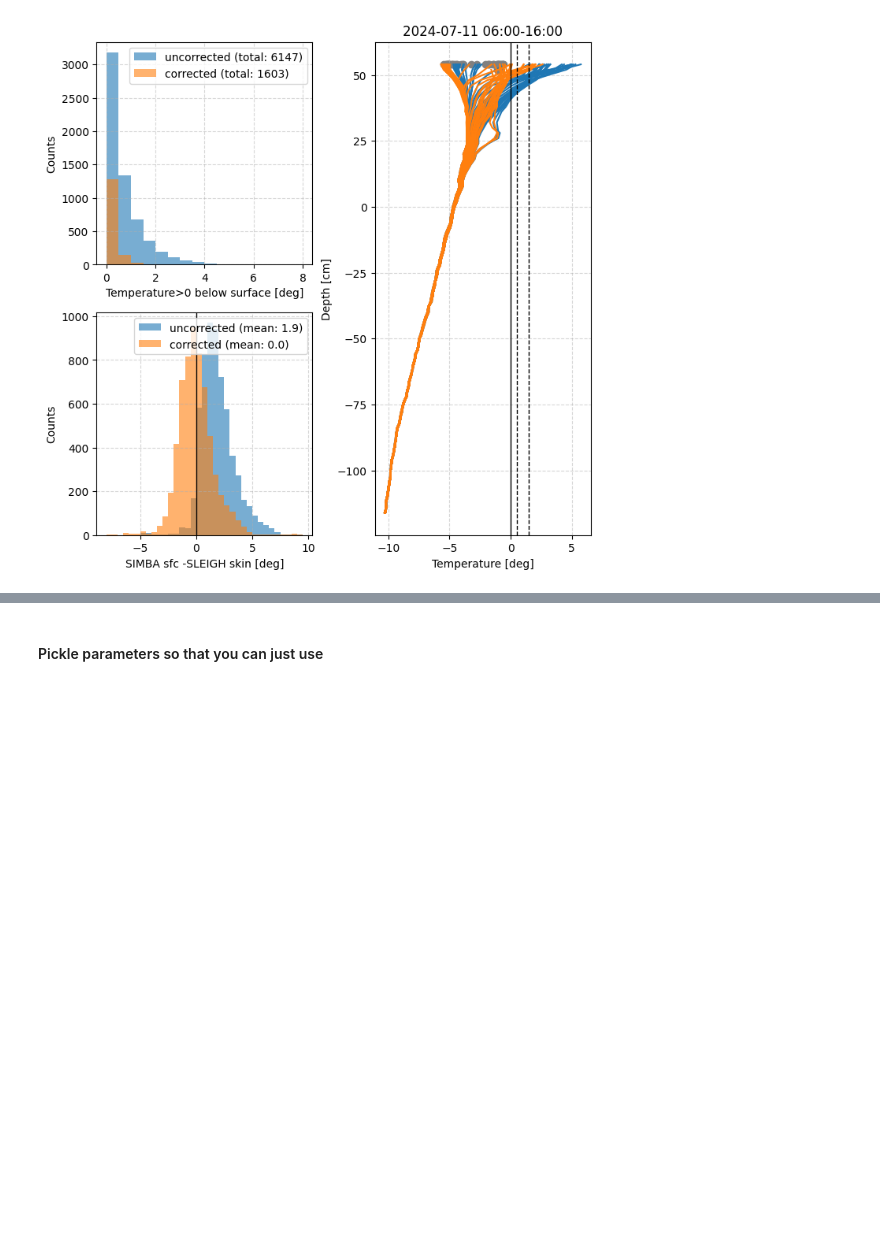
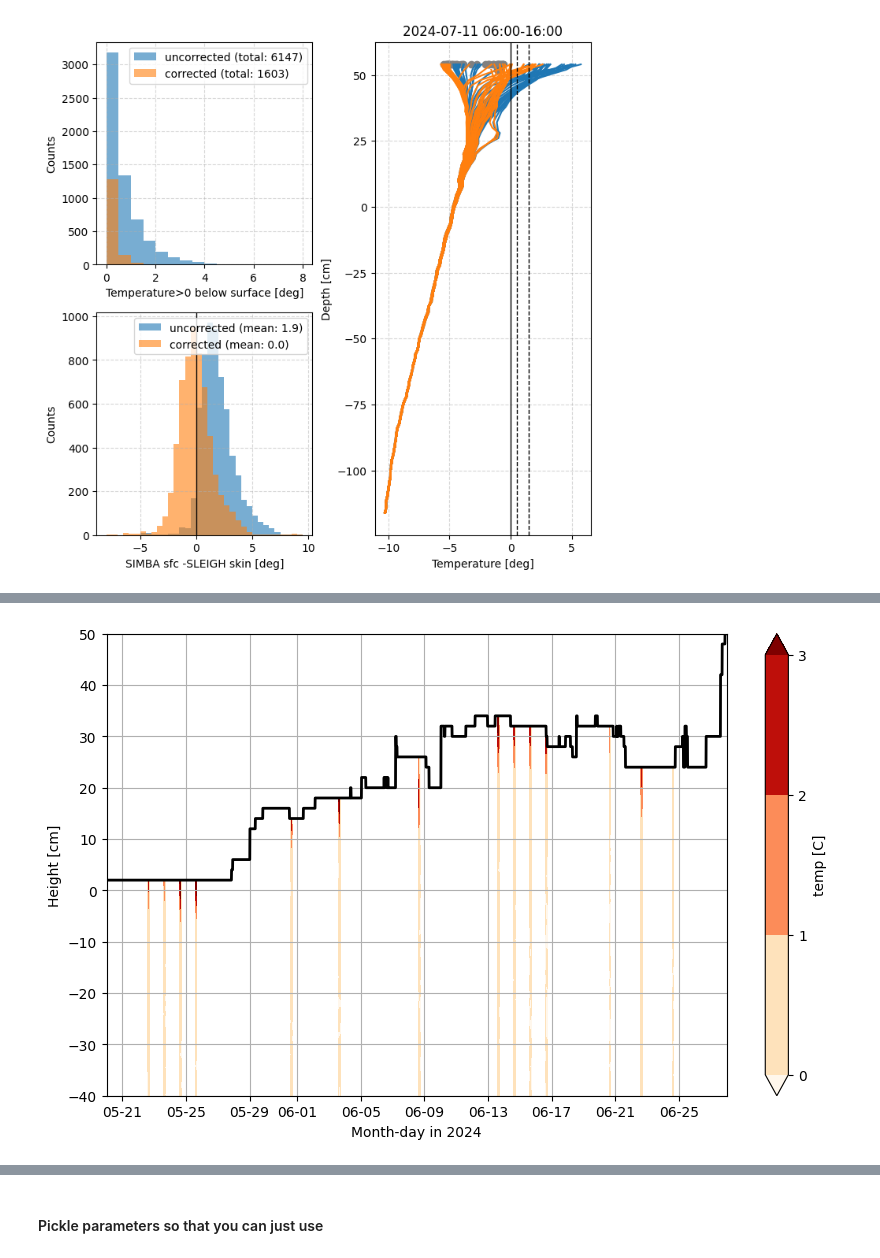
Before and after one commit to sledd/ICECAPS_raven, a Jupyter notebook: SIMBA_solar_correction_double-splice.ipynb, the cells around one changed output, grey strips where cells are left out. Drawn from its saved outputs; the diff is of its cells as text; code cells hidden in the pictures; blank space fills up the shorter version.

```diff
--- a/SIMBA_solar_correction_double-splice.ipynb
+++ b/SIMBA_solar_correction_double-splice.ipynb
@@ -911,0 +918,5 @@ corrected_temps_wind = correct_compare_temp(temp_correction_out, multi_adjusted_
+# %%
+simba_sfc_adj = simba_sfc+sfc_dif_i
+
+sfc_2d = np.repeat(simba_sfc_adj[:,np.newaxis], simba_depths.shape[0], axis=1)
+simba_depths_2d = np.repeat(simba_depths[np.newaxis,:], simba_dates.shape[0], axis=0)
@@ -911,0 +925,21 @@ corrected_temps_wind = correct_compare_temp(temp_correction_out, multi_adjusted_
+# %%
+masked_shading_correction = np.ma.masked_equal(shading_correction, 0)
+masked_shading_correction = np.ma.masked_where(simba_depths_2d>sfc_2d, masked_shading_correction)
+# %%
+fig, ax = plt.subplots(1, figsize=(10,6))
+
+cb = plt.contourf(simba_dates, simba_depths, np.swapaxes(masked_shading_correction,0,1), levels=np.arange(0,4,1),
+                  cmap=plt.cm.OrRd, extend='both')
+plt.colorbar(cb, label='temp [C]')
+plt.plot(simba_dates, multi_adjusted_sfc, c='k', lw=2)
+# ax.set_xlim(dt.datetime(2024,6,11),dt.datetime(2024,6,21))
+ax.set_xlim(dt.datetime(2024,5,20),dt.datetime(2024,6,28))
+
+ax.xaxis.set_major_formatter(myFmt)
+ax.set_xlabel('Month-day in 2024')
+plt.ylabel('Height [cm]')
+plt.grid()
+plt.ylim(-40,50)
+plt.show()
+# %% [output]
+[figure, added]
```
Also changed, not shown: parts of 14 cells of this notebook.
